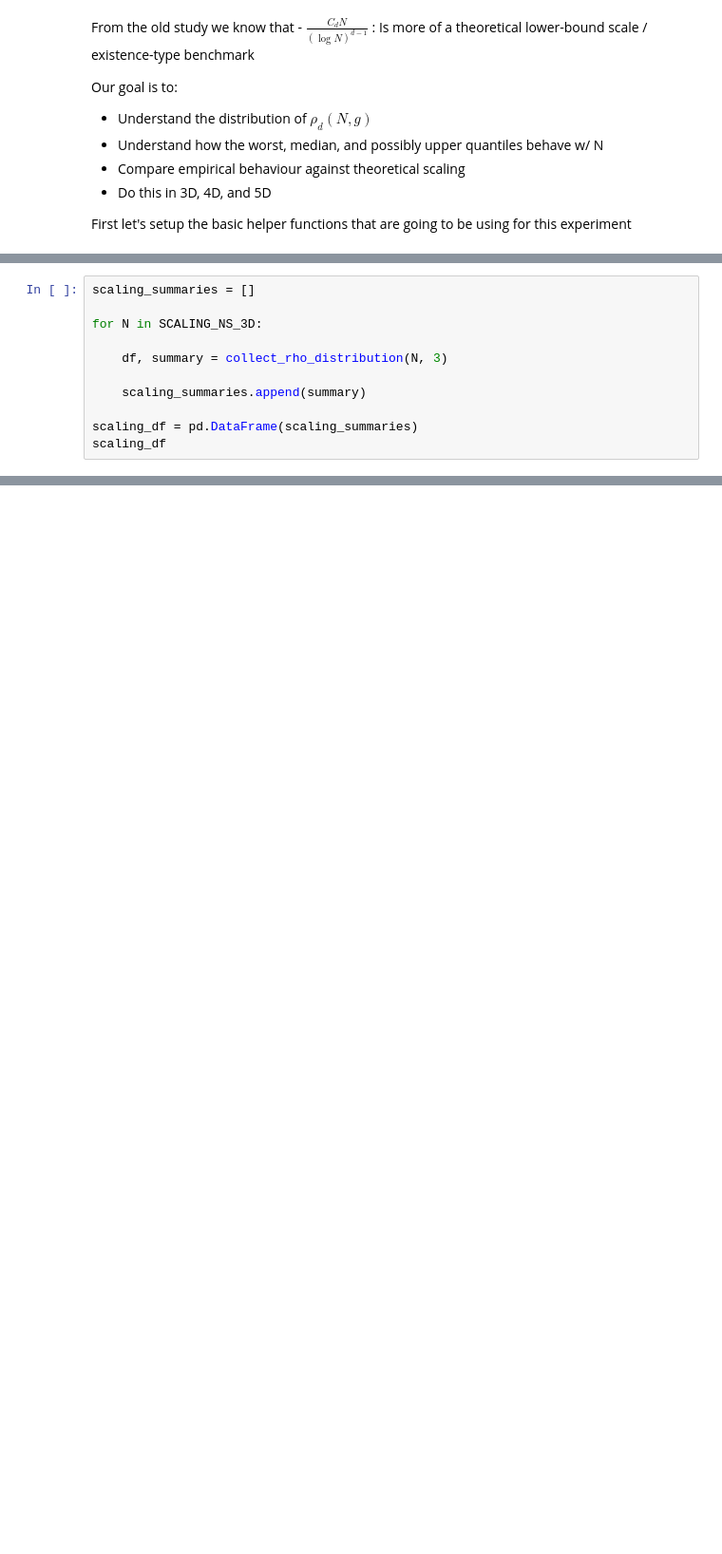
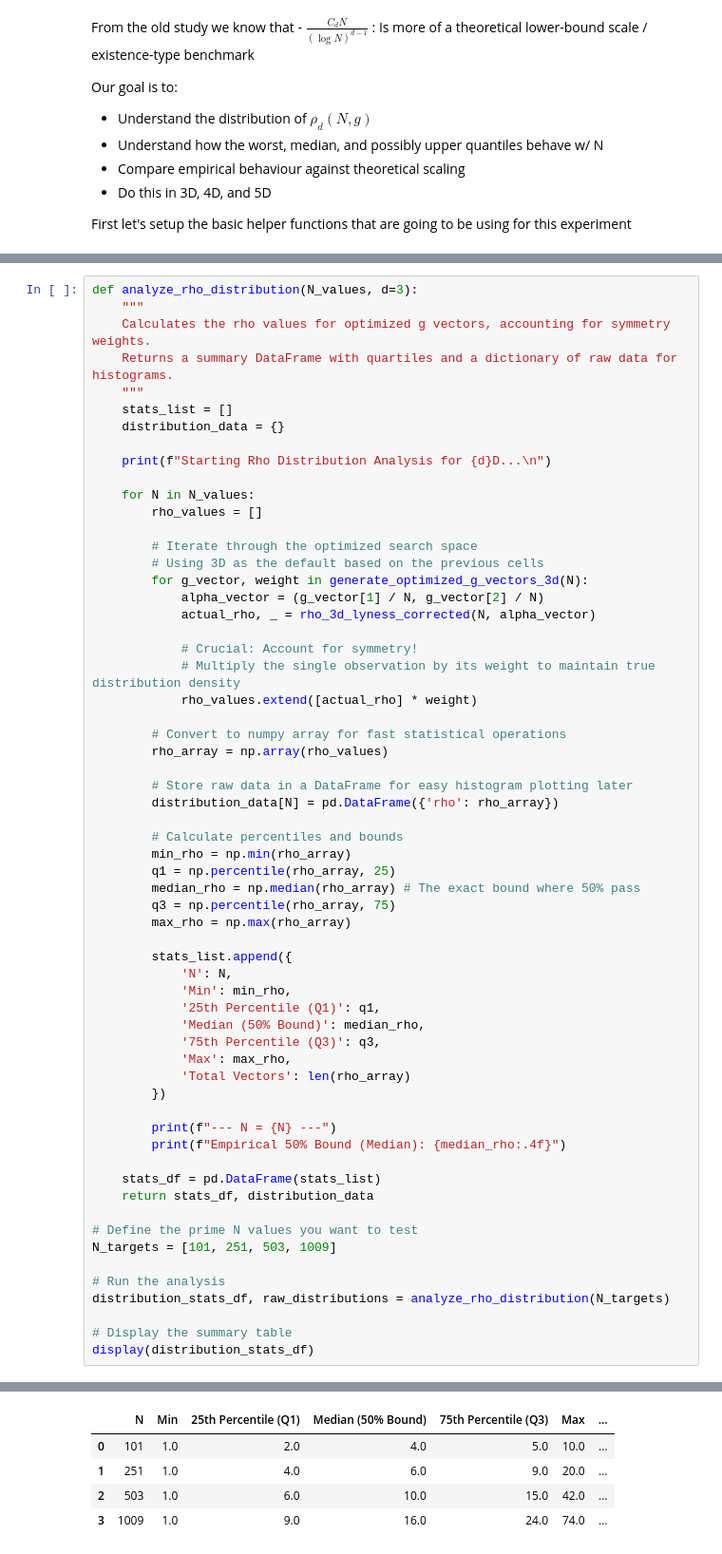
Before and after one commit to Paul-F7/kronecker-project, a Jupyter notebook: phase4.ipynb, the cells around one changed output, grey strips where cells are left out. Shown at 95% size. Saved outputs shown, nothing was run; the diff lists cells and outputs as text; blank space fills up the shorter version.

```diff
--- a/phase4.ipynb
+++ b/phase4.ipynb
@@ -251,11 +32,0 @@ These observations suggest that although poor generating vectors exist, they for
-# %%
-scaling_summaries = []
-
-for N in SCALING_NS_3D:
-
-    df, summary = collect_rho_distribution(N, 3)
-
-    scaling_summaries.append(summary)
-
-scaling_df = pd.DataFrame(scaling_summaries)
-scaling_df
@@ -311,0 +49,62 @@ First some helpers
+# %%
+def analyze_rho_distribution(N_values, d=3):
+    """
+    Calculates the rho values for optimized g vectors, accounting for symmetry weights.
+    Returns a summary DataFrame with quartiles and a dictionary of raw data for histograms.
+    """
+    stats_list = []
+    distribution_data = {}
+
+    print(f"Starting Rho Distribution Analysis for {d}D...\n")
+
+    for N in N_values:
+        rho_values = []
+
+        # Iterate through the optimized search space
+        # Using 3D as the default based on the previous cells
+        for g_vector, weight in generate_optimized_g_vectors_3d(N):
+            alpha_vector = (g_vector[1] / N, g_vector[2] / N)
+            actual_rho, _ = rho_3d_lyness_corrected(N, alpha_vector)
+
+            # Crucial: Account for symmetry!
+            # Multiply the single observation by its weight to maintain true distribution density
+            rho_values.extend([actual_rho] * weight)
+
+        # Convert to numpy array for fast statistical operations
+        rho_array = np.array(rho_values)
+
+        # Store raw data in a DataFrame for easy histogram plotting later
+        distribution_data[N] = pd.DataFrame({'rho': rho_array})
+
+        # Calculate percentiles and bounds
+        min_rho = np.min(rho_array)
+        q1 = np.percentile(rho_array, 25)
+        median_rho = np.median(rho_array) # The exact bound where 50% pass
+        q3 = np.percentile(rho_array, 75)
+        max_rho = np.max(rho_array)
+
+        stats_list.append({
+            'N': N,
+            'Min': min_rho,
+            '25th Percentile (Q1)': q1,
+            'Median (50% Bound)': median_rho,
+            '75th Percentile (Q3)': q3,
+            'Max': max_rho,
+            'Total Vectors': len(rho_array)
+        })
+
+        print(f"--- N = {N} ---")
+        print(f"Empirical 50% Bound (Median): {median_rho:.4f}")
+
+    stats_df = pd.DataFrame(stats_list)
+    return stats_df, distribution_data
+
+# Define the prime N values you want to test
+N_targets = [101, 251, 503, 1009]
+
+# Run the analysis
+distribution_stats_df, raw_distributions = analyze_rho_distribution(N_targets)
+
+# Display the summary table
+display(distribution_stats_df)
+# %% [output]
@@ -311,0 +121,5 @@ First some helpers
+|  | N | Min | 25th Percentile (Q1) | Median (50% Bound) | 75th Percentile (Q3) | Max | ... |
+| 0 | 101 | 1.0 | 2.0 | 4.0 | 5.0 | 10.0 | ... |
+| 1 | 251 | 1.0 | 4.0 | 6.0 | 9.0 | 20.0 | ... |
+| 2 | 503 | 1.0 | 6.0 | 10.0 | 15.0 | 42.0 | ... |
+| 3 | 1009 | 1.0 | 9.0 | 16.0 | 24.0 | 74.0 | ... |
```
Also changed, not shown: parts of 17 cells of this notebook, 1 other file.
